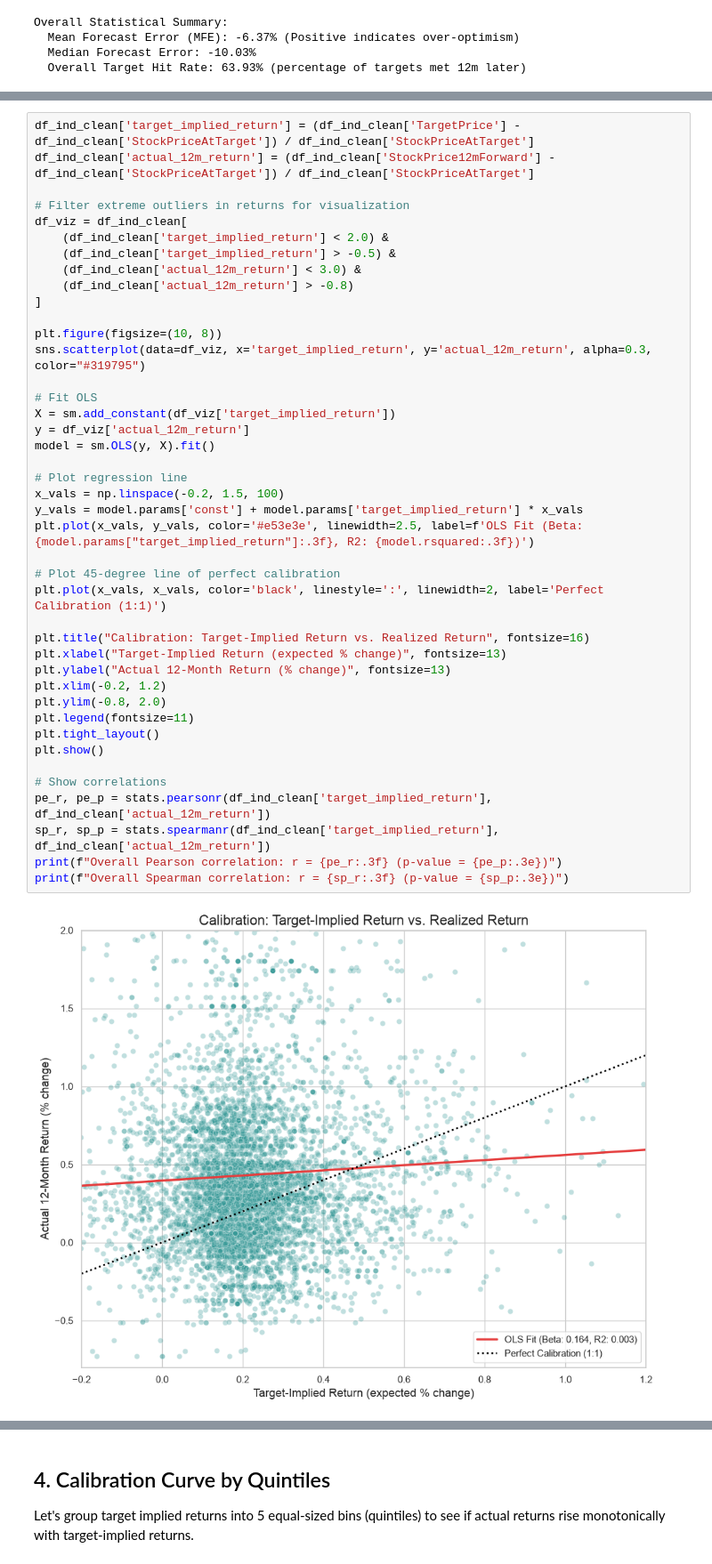
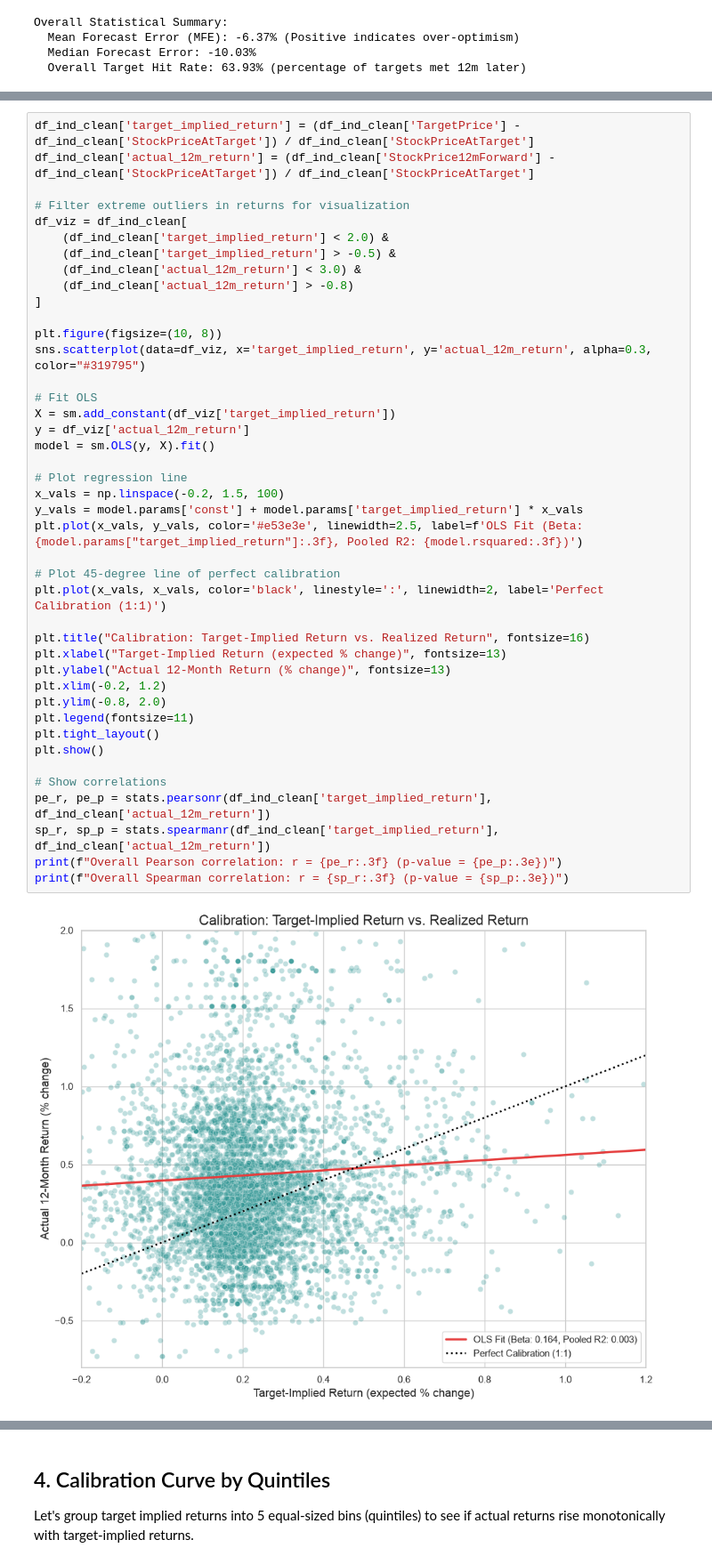
Before and after one commit to tboats/price-targets, a Jupyter notebook: price_targets_analysis.ipynb, the cells around one changed output, grey strips where cells are left out. Shown at 89% size. Drawn from its saved outputs; the diff is of its cells as text.

Commit message:
docs(report): explicitly distinguish pooled R2 (0.2%) vs individual stock R2 (<= 3.5%)

```diff
--- a/price_targets_analysis.ipynb
+++ b/price_targets_analysis.ipynb
@@ -181,35 +182,35 @@ df_viz = df_ind_clean[
 plt.figure(figsize=(10, 8))
 sns.scatterplot(data=df_viz, x='target_implied_return', y='actual_12m_return', alpha=0.3, color="#319795")
 
 # Fit OLS
 X = sm.add_constant(df_viz['target_implied_return'])
 y = df_viz['actual_12m_return']
 model = sm.OLS(y, X).fit()
 
 # Plot regression line
 x_vals = np.linspace(-0.2, 1.5, 100)
 y_vals = model.params['const'] + model.params['target_implied_return'] * x_vals
-plt.plot(x_vals, y_vals, color='#e53e3e', linewidth=2.5, label=f'OLS Fit (Beta: {model.params["target_implied_return"]:.3f}, R2: {model.rsquared:.3f})')
+plt.plot(x_vals, y_vals, color='#e53e3e', linewidth=2.5, label=f'OLS Fit (Beta: {model.params["target_implied_return"]:.3f}, Pooled R2: {model.rsquared:.3f})')
 
 # Plot 45-degree line of perfect calibration
 plt.plot(x_vals, x_vals, color='black', linestyle=':', linewidth=2, label='Perfect Calibration (1:1)')
 
 plt.title("Calibration: Target-Implied Return vs. Realized Return", fontsize=16)
 plt.xlabel("Target-Implied Return (expected % change)", fontsize=13)
 plt.ylabel("Actual 12-Month Return (% change)", fontsize=13)
 plt.xlim(-0.2, 1.2)
 plt.ylim(-0.8, 2.0)
 plt.legend(fontsize=11)
 plt.tight_layout()
 plt.show()
 
 # Show correlations
 pe_r, pe_p = stats.pearsonr(df_ind_clean['target_implied_return'], df_ind_clean['actual_12m_return'])
 sp_r, sp_p = stats.spearmanr(df_ind_clean['target_implied_return'], df_ind_clean['actual_12m_return'])
 print(f"Overall Pearson correlation: r = {pe_r:.3f} (p-value = {pe_p:.3e})")
 print(f"Overall Spearman correlation: r = {sp_r:.3f} (p-value = {sp_p:.3e})")
 # %% [output]
-[figure, old version]
+[figure, new version]
 Overall Pearson correlation: r = -0.060 (p-value = 1.921e-06)
 Overall Spearman correlation: r = 0.003 (p-value = 8.041e-01)
 # %% [markdown]
```
Also changed, not shown: parts of 2 cells of this notebook, 1 other file.
